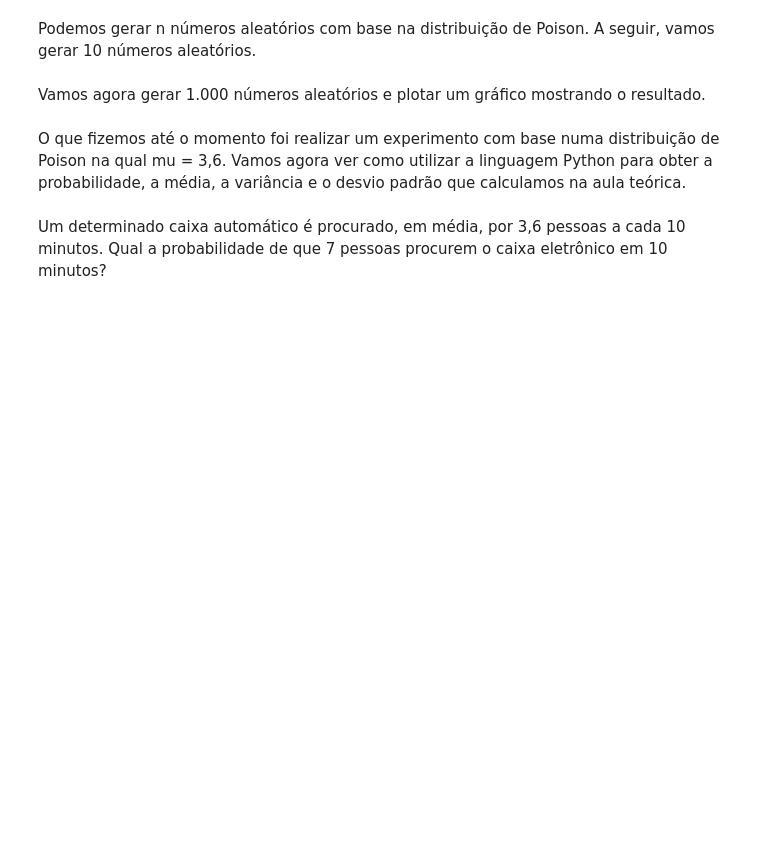
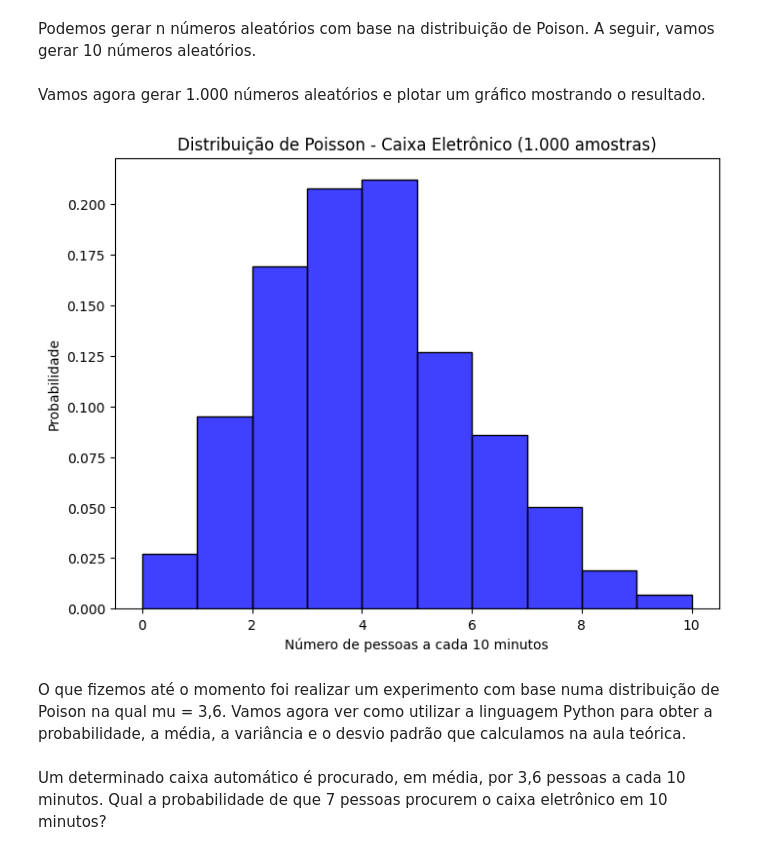
Before and after one commit to pdrVenancio/XMAC02-METODOS-MATEMATICOS-PARA-ANALISE-DE-DADOS, a Jupyter notebook: aula_7/Aula07.ipynb, the cells around one changed output. Saved outputs shown, nothing was run; the diff lists cells and outputs as text; code cells hidden in the pictures; blank space fills up the shorter version.

```diff
--- a/aula_7/Aula07.ipynb
+++ b/aula_7/Aula07.ipynb
@@ -13,5 +32,21 @@ Podemos gerar n números aleatórios com base na distribuição de Poison. A seg
 # %% [markdown]
 Vamos agora gerar 1.000 números aleatórios e plotar um gráfico mostrando o resultado.
+# %%
+# Definir a média (lambda) da distribuição de Poisson
+media = 3.6
+
+# Gerar 1.000 números aleatórios baseados na distribuição de Poisson
+numeros_aleatorios = poisson.rvs(mu=media, size=1000)
+
+# Plotar a distribuição dos 1.000 números gerados
+plt.figure(figsize=(8,6))
+sns.histplot(numeros_aleatorios, bins=range(0, max(numeros_aleatorios)+1), kde=False, color='blue', stat='density')
+plt.title('Distribuição de Poisson - Caixa Eletrônico (1.000 amostras)')
+plt.xlabel('Número de pessoas a cada 10 minutos')
+plt.ylabel('Probabilidade')
+plt.show()
+# %% [output]
+[figure, added]
 # %% [markdown]
 O que fizemos até o momento foi realizar um experimento com base numa distribuição de Poison na qual mu = 3,6. Vamos agora ver como utilizar a linguagem Python para obter a probabilidade, a média, a variância e o desvio padrão que calculamos na aula teórica.
 # %% [markdown]
```
Also changed, not shown: parts of 18 cells of this notebook.
